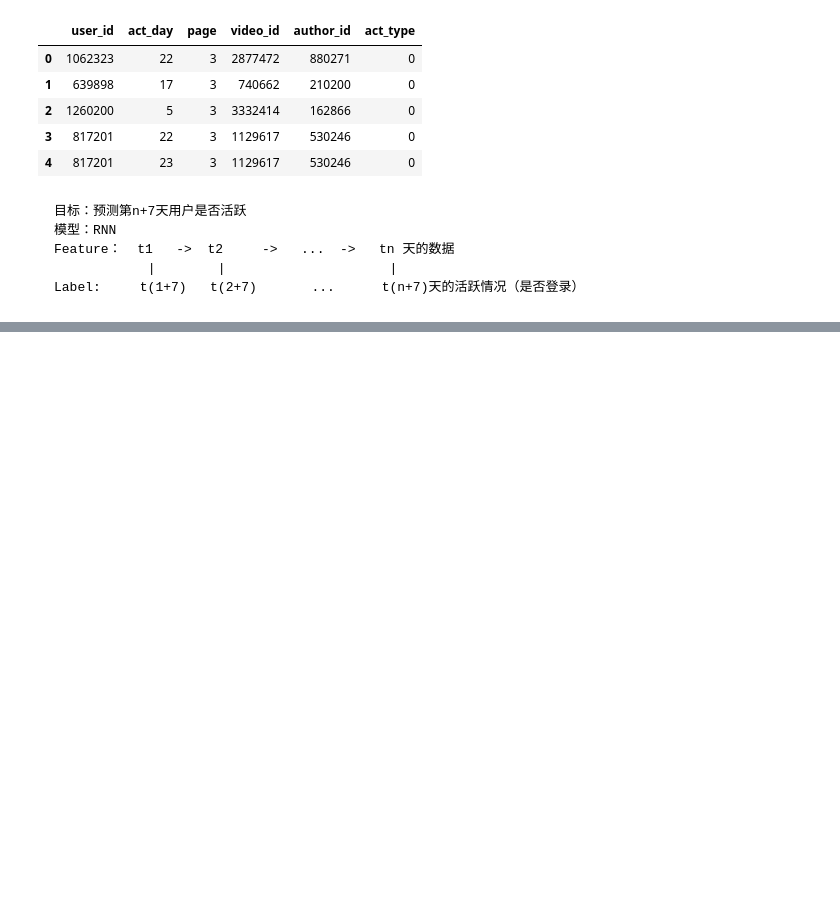
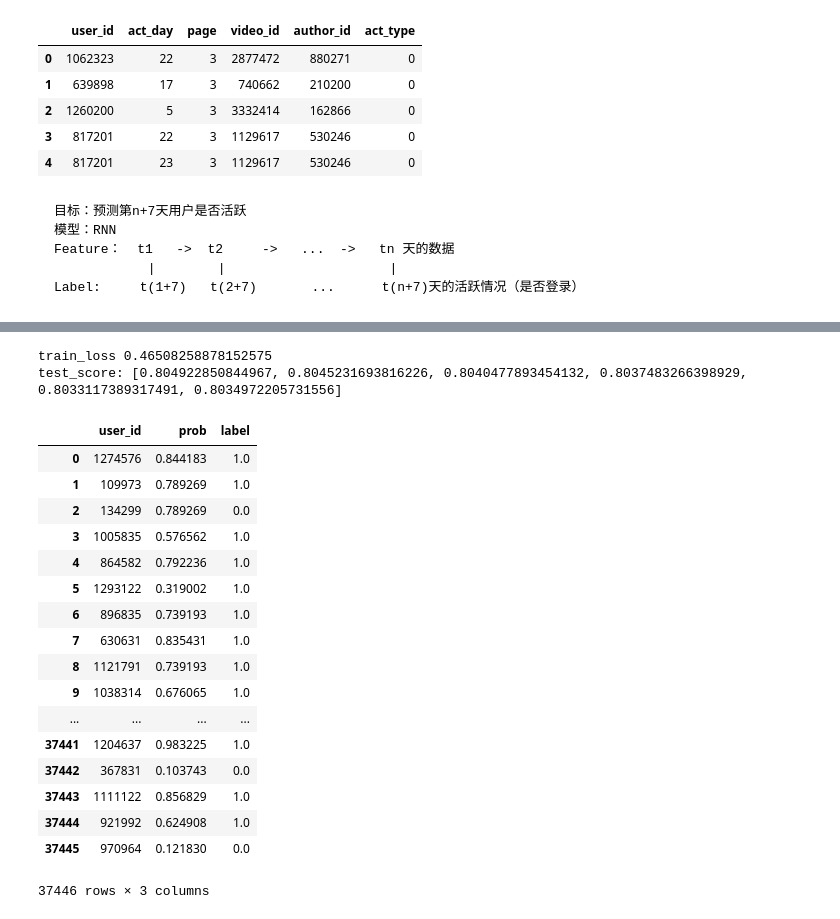
Before and after one commit to finrod86921812/MachineLearningTestProjects, a Jupyter notebook: kuaishou/code.ipynb, the cells around one changed output, grey strips where cells are left out. Saved outputs shown, nothing was run; the diff lists cells and outputs as text; code cells hidden in the pictures; blank space fills up the shorter version.

```diff
--- a/kuaishou/code.ipynb
+++ b/kuaishou/code.ipynb
@@ -149,0 +517,4 @@ activity.head()
+# %%
+#选择部分预测结果与标签当做训练损失计算
+logits_local_train=logits[:,:-14]  # 这里-14或者是更小，因为本地训练，我们用前16天训练，16-23天测试
+label_local_train=y[:,:-14]
@@ -149,0 +554,3 @@ activity.head()
+# %%
+sess = tf.Session()
+sess.run(tf.global_variables_initializer())
@@ -149,0 +559,59 @@ activity.head()
+# %%
+def test():
+    n_NA = 14     # 本地训练， 我们是1-16天训练，16-23天预测，所以这个地方最大是30-14
+    # 优化目标和数据
+    variables_1 = [obj_local, logits_local_train, label_local_train]
+    variables_2 = [logits_local_test, label_local_test]
+
+    obs_count, cum_loss, correct = 0, 0, 0
+    user, prob, real = [], [], []
+
+    # 训练损失
+    for length, id_list, data_x, data_y in zip(*data_generator.get_set('train')):
+        _obj, _logits_train, _label_train = sess.run(variables_1,
+                                                    feed_dict={x:data_x, y:data_y, lr:0.001})
+        obs_count += (length - n_NA) * len(id_list)
+        cum_loss += _obj * (length - n_NA) * len(id_list)
+        correct += np.sum((1 * (_logits_train>0) == _label_train))
+
+    # 测试损失
+    for length, id_list, data_x, data_y in zip(*data_generator.get_set('test')):
+        _ = sess.run(variables_2, feed_dict={x:data_x, y:data_y, lr:0.001})
+        _logits_test, _label_test = _
+        real += list(_label_test)
+
+        user += list(id_list)
+        prob += list(1 / (1+np.exp(-_logits_test.reshape([-1]))))
+
+    # 打印训练损失
+    print('train_loss', cum_loss/obs_count)
+
+    # 测试损失
+    result = pd.DataFrame({'user_id':user, 'prob':prob, 'label':real})
+    print('test_score:', f(result))
+
+    return result
+# %%
+from deep_tools import f
+test()
+# %% [output]
+train_loss 0.46508258878152575
+test_score: [0.804922850844967, 0.8045231693816226, 0.8040477893454132, 0.8037483266398929, 0.8033117389317491, 0.8034972205731556]
+|  | user_id | prob | label |
+| 0 | 1274576 | 0.844183 | 1.0 |
+| 1 | 109973 | 0.789269 | 1.0 |
+| 2 | 134299 | 0.789269 | 0.0 |
+| 3 | 1005835 | 0.576562 | 1.0 |
+| 4 | 864582 | 0.792236 | 1.0 |
+| 5 | 1293122 | 0.319002 | 1.0 |
+| 6 | 896835 | 0.739193 | 1.0 |
+| 7 | 630631 | 0.835431 | 1.0 |
+| 8 | 1121791 | 0.739193 | 1.0 |
+| 9 | 1038314 | 0.676065 | 1.0 |
+| ... | ... | ... | ... |
+| 37441 | 1204637 | 0.983225 | 1.0 |
+| 37442 | 367831 | 0.103743 | 0.0 |
+| 37443 | 1111122 | 0.856829 | 1.0 |
+| 37444 | 921992 | 0.624908 | 1.0 |
+| 37445 | 970964 | 0.121830 | 0.0 |
+37446 rows × 3 columns
```
Also changed, not shown: parts of 51 cells of this notebook, 6 other files.
